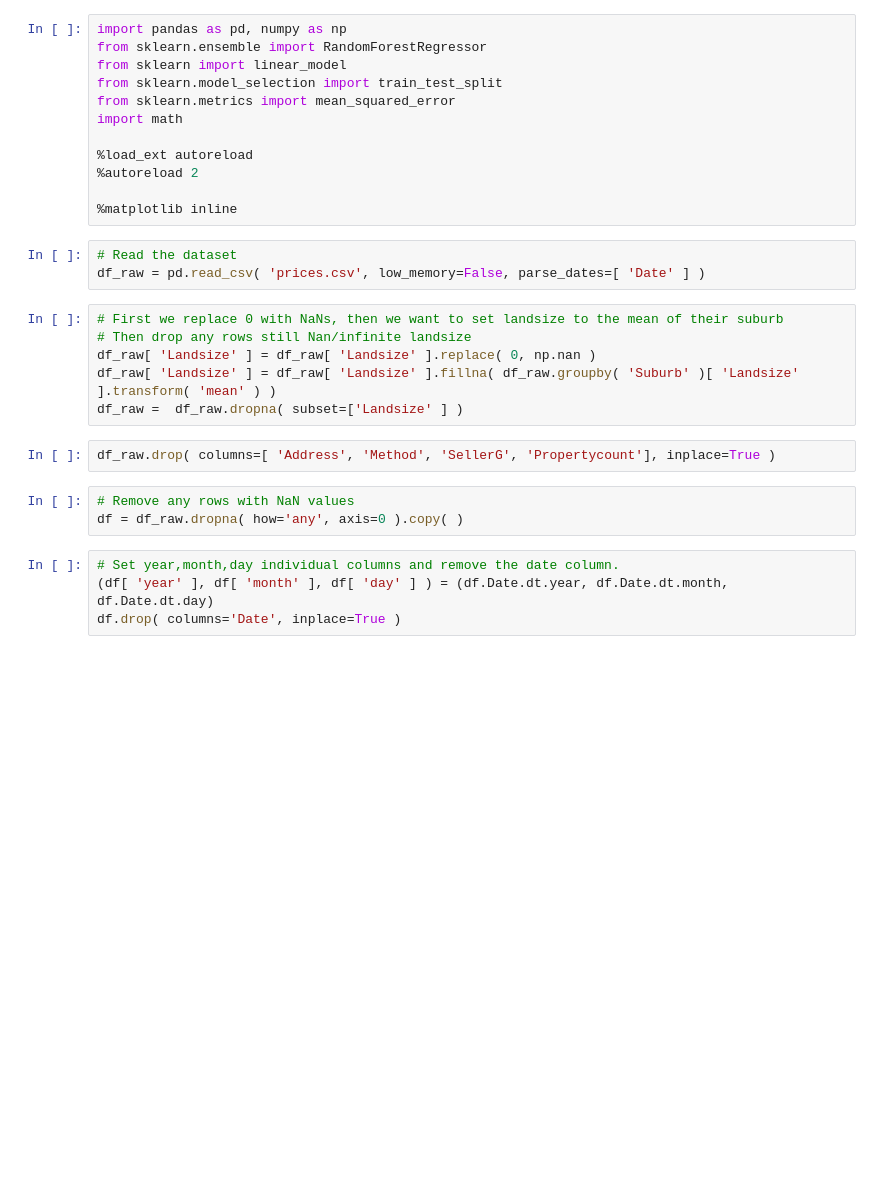
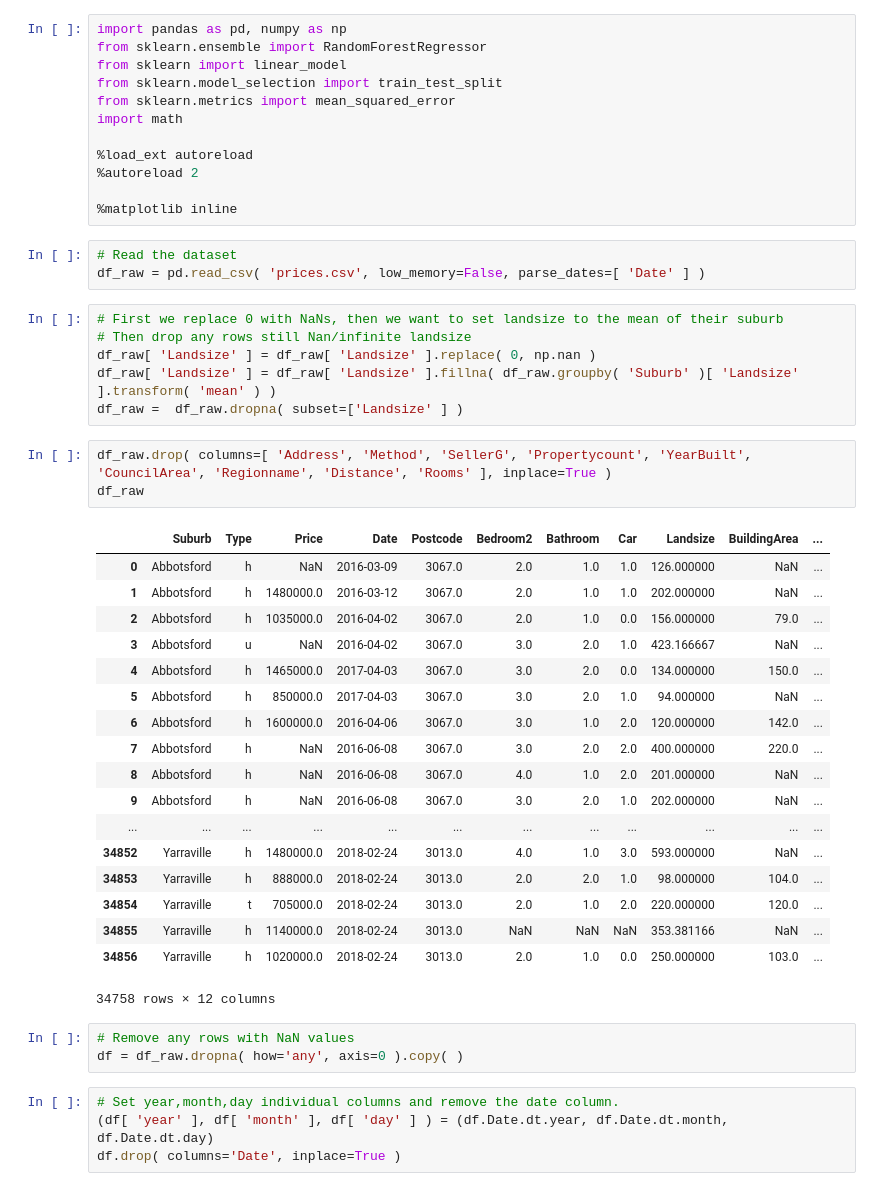
Before and after one commit to charleywong/HOUSEPRICING_API_AND_CLIENT, a Jupyter notebook: ml/notebook.ipynb, the cells around one changed output. Cells and saved outputs as stored; diff of their text form; blank space fills up the shorter version.

```diff
--- a/ml/notebook.ipynb
+++ b/ml/notebook.ipynb
@@ -20,7 +20,27 @@ df_raw[ 'Landsize' ] = df_raw[ 'Landsize' ].replace( 0, np.nan )
 df_raw[ 'Landsize' ] = df_raw[ 'Landsize' ].fillna( df_raw.groupby( 'Suburb' )[ 'Landsize' ].transform( 'mean' ) )
 df_raw =  df_raw.dropna( subset=['Landsize' ] )
 # %%
-df_raw.drop( columns=[ 'Address', 'Method', 'SellerG', 'Propertycount'], inplace=True )
+df_raw.drop( columns=[ 'Address', 'Method', 'SellerG', 'Propertycount', 'YearBuilt', 'CouncilArea', 'Regionname', 'Distance', 'Rooms' ], inplace=True )
+df_raw
+# %% [output]
+|  | Suburb | Type | Price | Date | Postcode | Bedroom2 | Bathroom | Car | Landsize | BuildingArea | ... |
+| 0 | Abbotsford | h | NaN | 2016-03-09 | 3067.0 | 2.0 | 1.0 | 1.0 | 126.000000 | NaN | ... |
+| 1 | Abbotsford | h | 1480000.0 | 2016-03-12 | 3067.0 | 2.0 | 1.0 | 1.0 | 202.000000 | NaN | ... |
+| 2 | Abbotsford | h | 1035000.0 | 2016-04-02 | 3067.0 | 2.0 | 1.0 | 0.0 | 156.000000 | 79.0 | ... |
+| 3 | Abbotsford | u | NaN | 2016-04-02 | 3067.0 | 3.0 | 2.0 | 1.0 | 423.166667 | NaN | ... |
+| 4 | Abbotsford | h | 1465000.0 | 2017-04-03 | 3067.0 | 3.0 | 2.0 | 0.0 | 134.000000 | 150.0 | ... |
+| 5 | Abbotsford | h | 850000.0 | 2017-04-03 | 3067.0 | 3.0 | 2.0 | 1.0 | 94.000000 | NaN | ... |
+| 6 | Abbotsford | h | 1600000.0 | 2016-04-06 | 3067.0 | 3.0 | 1.0 | 2.0 | 120.000000 | 142.0 | ... |
+| 7 | Abbotsford | h | NaN | 2016-06-08 | 3067.0 | 3.0 | 2.0 | 2.0 | 400.000000 | 220.0 | ... |
+| 8 | Abbotsford | h | NaN | 2016-06-08 | 3067.0 | 4.0 | 1.0 | 2.0 | 201.000000 | NaN | ... |
+| 9 | Abbotsford | h | NaN | 2016-06-08 | 3067.0 | 3.0 | 2.0 | 1.0 | 202.000000 | NaN | ... |
+| ... | ... | ... | ... | ... | ... | ... | ... | ... | ... | ... | ... |
+| 34852 | Yarraville | h | 1480000.0 | 2018-02-24 | 3013.0 | 4.0 | 1.0 | 3.0 | 593.000000 | NaN | ... |
+| 34853 | Yarraville | h | 888000.0 | 2018-02-24 | 3013.0 | 2.0 | 2.0 | 1.0 | 98.000000 | 104.0 | ... |
+| 34854 | Yarraville | t | 705000.0 | 2018-02-24 | 3013.0 | 2.0 | 1.0 | 2.0 | 220.000000 | 120.0 | ... |
+| 34855 | Yarraville | h | 1140000.0 | 2018-02-24 | 3013.0 | NaN | NaN | NaN | 353.381166 | NaN | ... |
+| 34856 | Yarraville | h | 1020000.0 | 2018-02-24 | 3013.0 | 2.0 | 1.0 | 0.0 | 250.000000 | 103.0 | ... |
+34758 rows × 12 columns
 # %%
 # Remove any rows with NaN values
 df = df_raw.dropna( how='any', axis=0 ).copy( )
```
Also changed, not shown: parts of 12 cells of this notebook.
